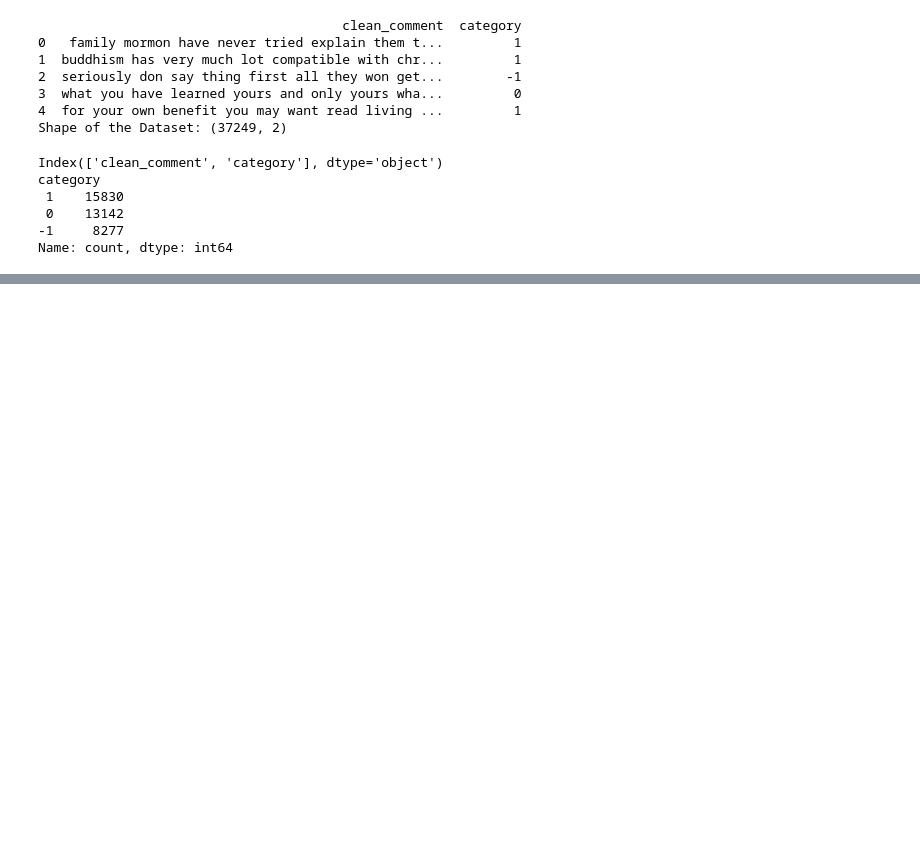
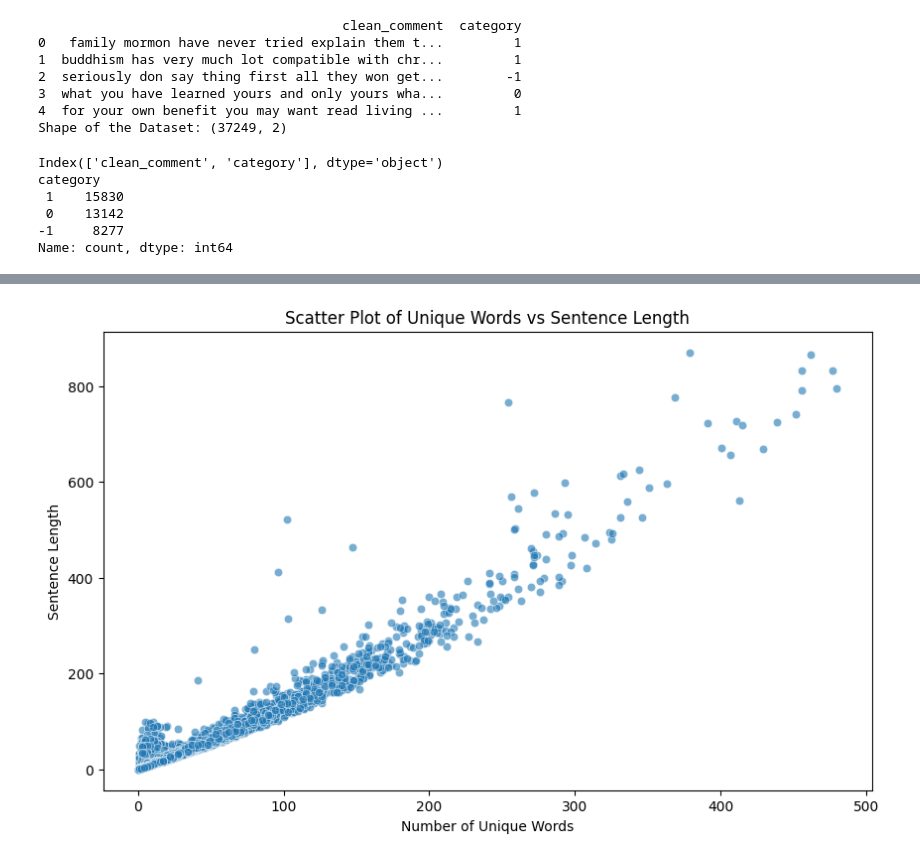
Before and after one commit to raviasick/Sentiment-Analysis, a Jupyter notebook: EDA_Analysis.ipynb, the cells around one changed output, grey strips where cells are left out. Cells and saved outputs as stored; diff of their text form; code cells hidden in the pictures; blank space fills up the shorter version.

```diff
--- a/EDA_Analysis.ipynb
+++ b/EDA_Analysis.ipynb
@@ -92,0 +150,10 @@ plot_wordcloud(all_comments, title='Word Cloud of All Comments')
+# %%
+#Plotting Scatter plot of Unique Words vs Sentence Length
+plt.figure(figsize=(10, 6))
+sns.scatterplot(x='num_unique_words', y='sentence_length', data=df, alpha=0.6)
+plt.title('Scatter Plot of Unique Words vs Sentence Length')
+plt.xlabel('Number of Unique Words')
+plt.ylabel('Sentence Length')
+plt.show()
+# %% [output]
+[figure, added]
```
Also changed, not shown: parts of 11 cells of this notebook.
